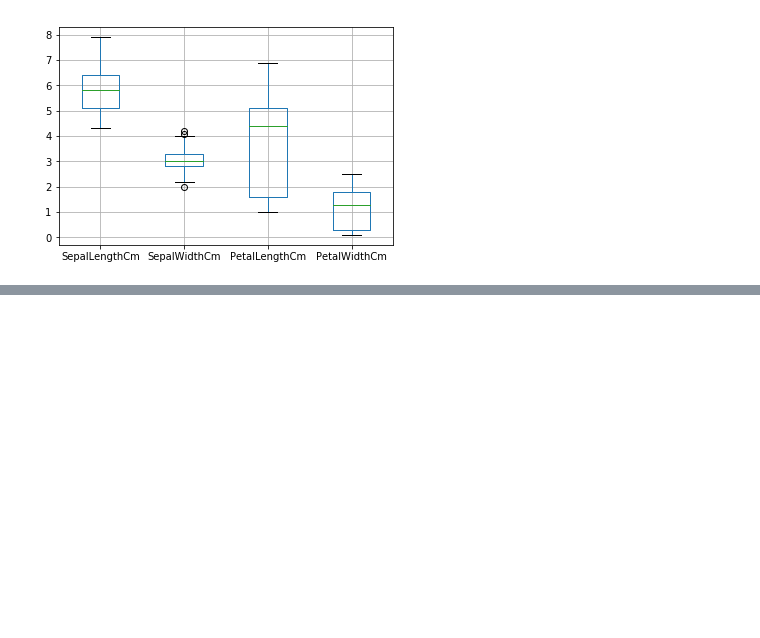
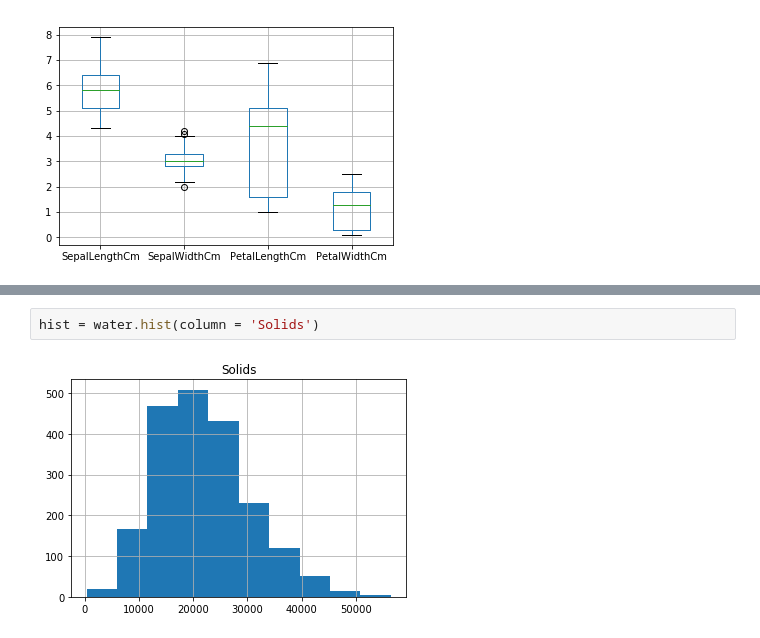
Before and after one commit to Onkar-2803/LP1, a Jupyter notebook: DA/Assignment1/Assignment 1.ipynb, the cells around one changed output, grey strips where cells are left out. Drawn from its saved outputs; the diff is of its cells as text; blank space fills up the shorter version.

```diff
--- a/DA/Assignment1/Assignment 1.ipynb
+++ b/DA/Assignment1/Assignment 1.ipynb
@@ -286,0 +512,4 @@ boxplot = iris_new.boxplot(column=col)
+# %%
+hist = water.hist(column = 'Solids')
+# %% [output]
+[figure, added]
```
Also changed, not shown: parts of 55 cells of this notebook.
